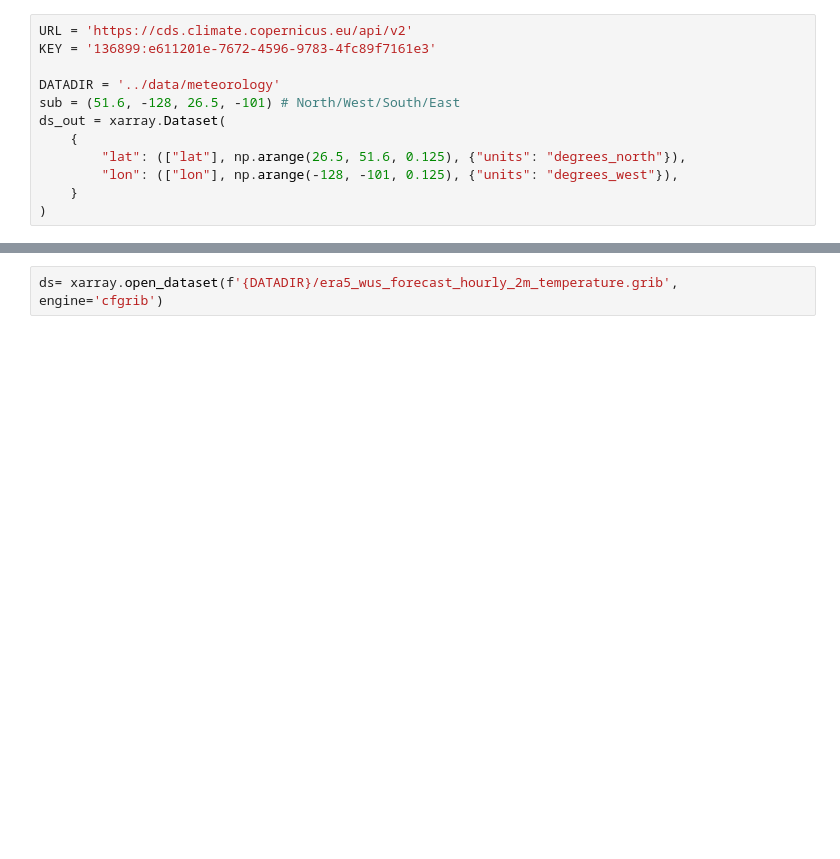
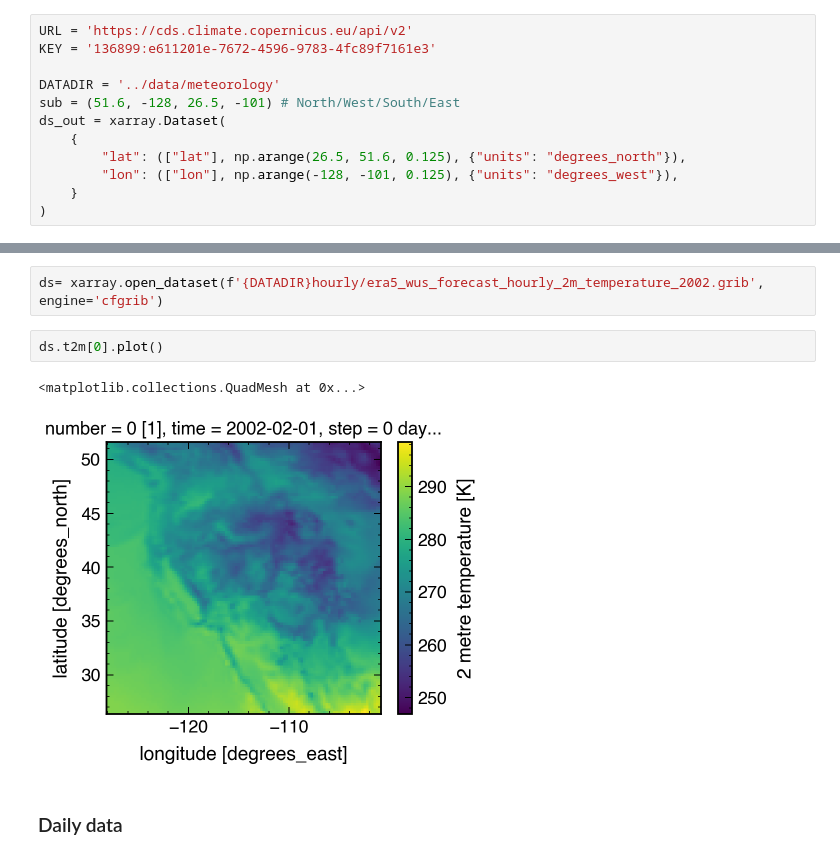
Before and after one commit to jtbuch/fire_hazard_index, a Jupyter notebook: scripts/preliminary_data_analysis.ipynb, the cells around one changed output, grey strips where cells are left out. Saved outputs shown, nothing was run; the diff lists cells and outputs as text; blank space fills up the shorter version.

```diff
--- a/scripts/preliminary_data_analysis.ipynb
+++ b/scripts/preliminary_data_analysis.ipynb
@@ -201,2 +190,9 @@ for var in var_arr:
 # %%
-ds= xarray.open_dataset(f'{DATADIR}/era5_wus_forecast_hourly_2m_temperature.grib', engine='cfgrib')
+ds= xarray.open_dataset(f'{DATADIR}hourly/era5_wus_forecast_hourly_2m_temperature_2002.grib', engine='cfgrib')
+# %%
+ds.t2m[0].plot()
+# %% [output]
+<matplotlib.collections.QuadMesh at 0x...>
+[figure, added]
+# %% [markdown]
+### Daily data
```
Also changed, not shown: parts of 12 cells of this notebook, 1 other file.
